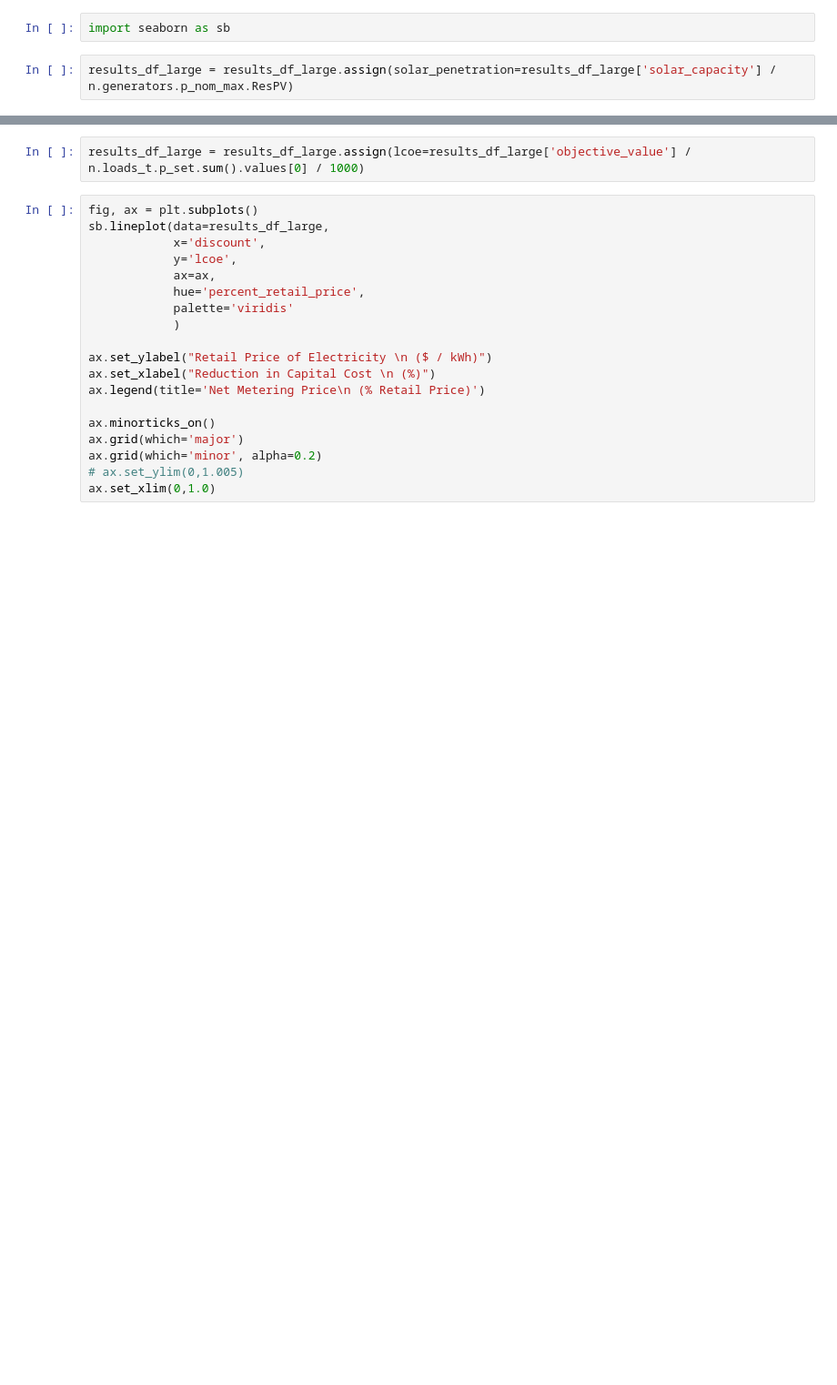
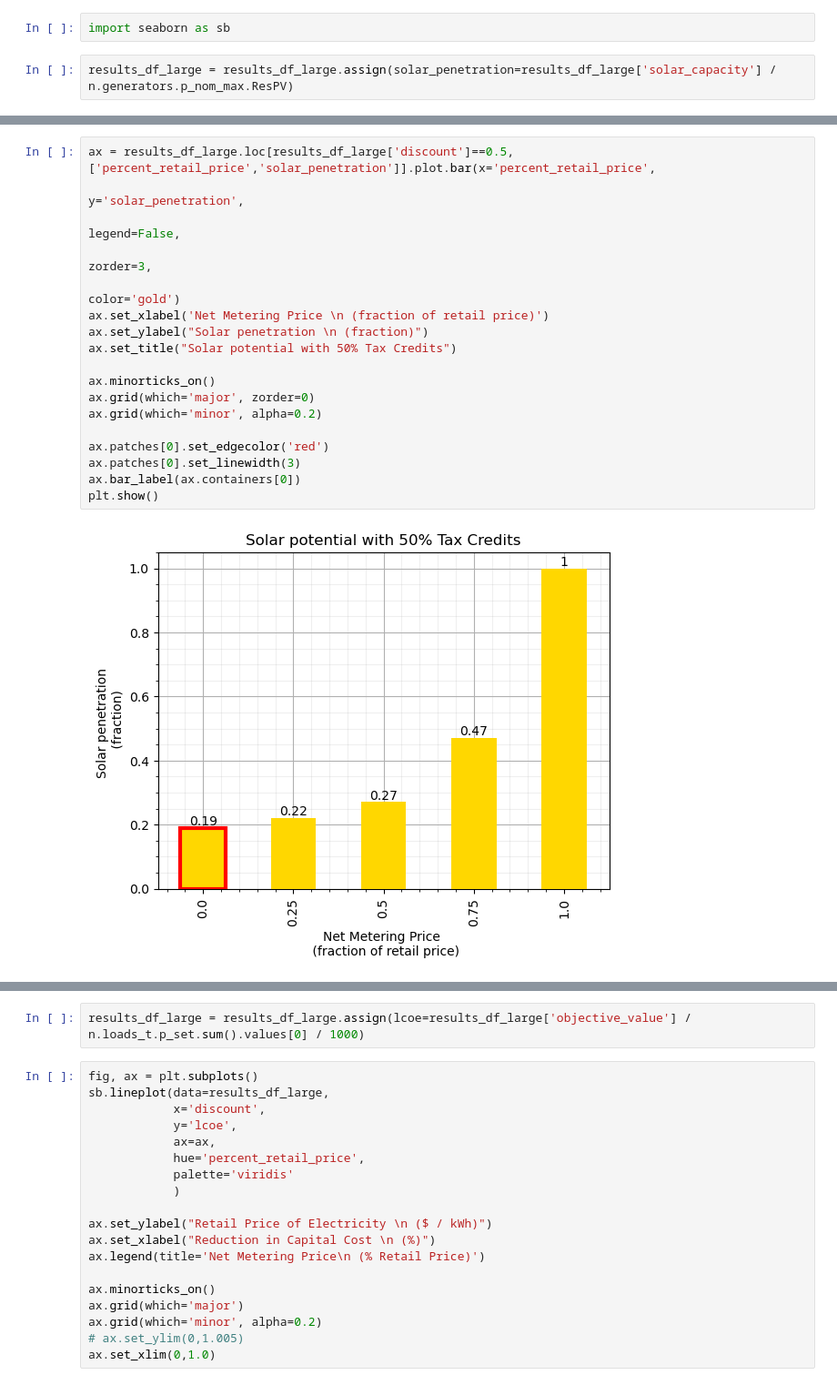
Before and after one commit to ucsusa/2024-kansas-city-analysis, a Jupyter notebook: notebooks/10-pypsa-model.ipynb, the cells around one changed output, grey strips where cells are left out. Shown at 91% size. Cells and saved outputs as stored; diff of their text form; blank space fills up the shorter version.

```diff
--- a/notebooks/10-pypsa-model.ipynb
+++ b/notebooks/10-pypsa-model.ipynb
@@ -378,3 +317,23 @@ ax.set_xlim(0,1.0*100)
+# %%
+ax = results_df_large.loc[results_df_large['discount']==0.5, ['percent_retail_price','solar_penetration']].plot.bar(x='percent_retail_price',
+                                                                                                               y='solar_penetration',
+                                                                                                               legend=False,
+                                                                                                               zorder=3,
+                                                                                                               color='gold')
+ax.set_xlabel('Net Metering Price \n (fraction of retail price)')
+ax.set_ylabel("Solar penetration \n (fraction)")
+ax.set_title("Solar potential with 50% Tax Credits")
+
+ax.minorticks_on()
+ax.grid(which='major', zorder=0)
+ax.grid(which='minor', alpha=0.2)
+
+ax.patches[0].set_edgecolor('red')
+ax.patches[0].set_linewidth(3)
+ax.bar_label(ax.containers[0])
+plt.show()
+# %% [output]
+[figure, added]
 # %%
 results_df_large.describe()
 # %% [output]
```
Also changed, not shown: parts of 31 cells of this notebook, 1 other file.
